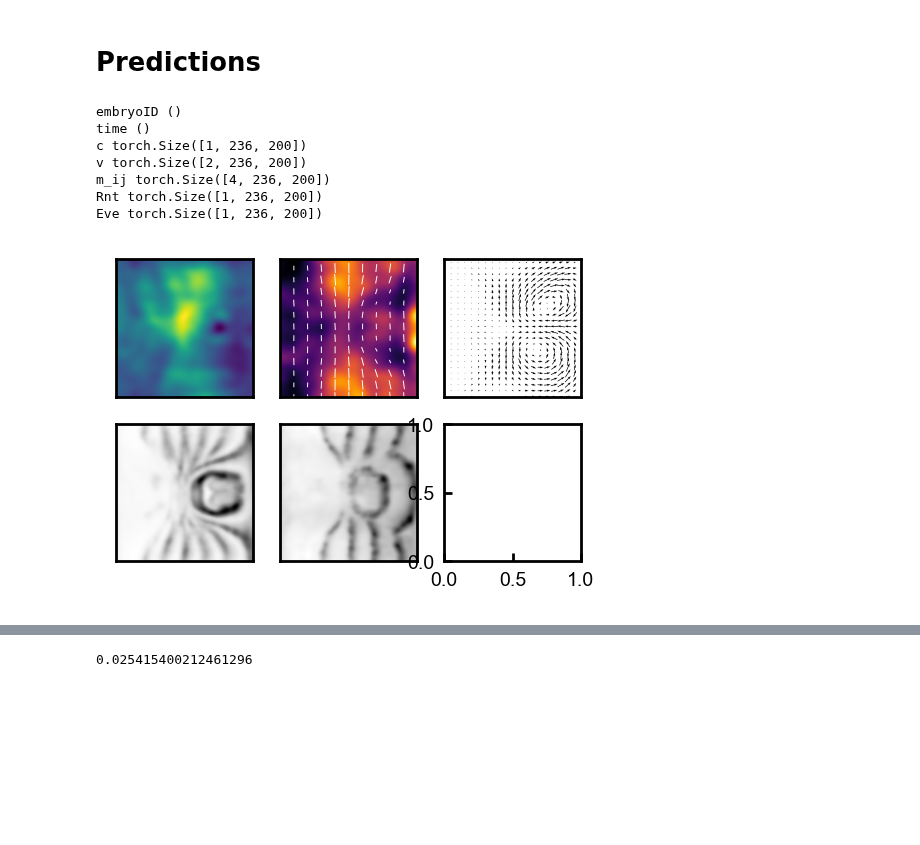
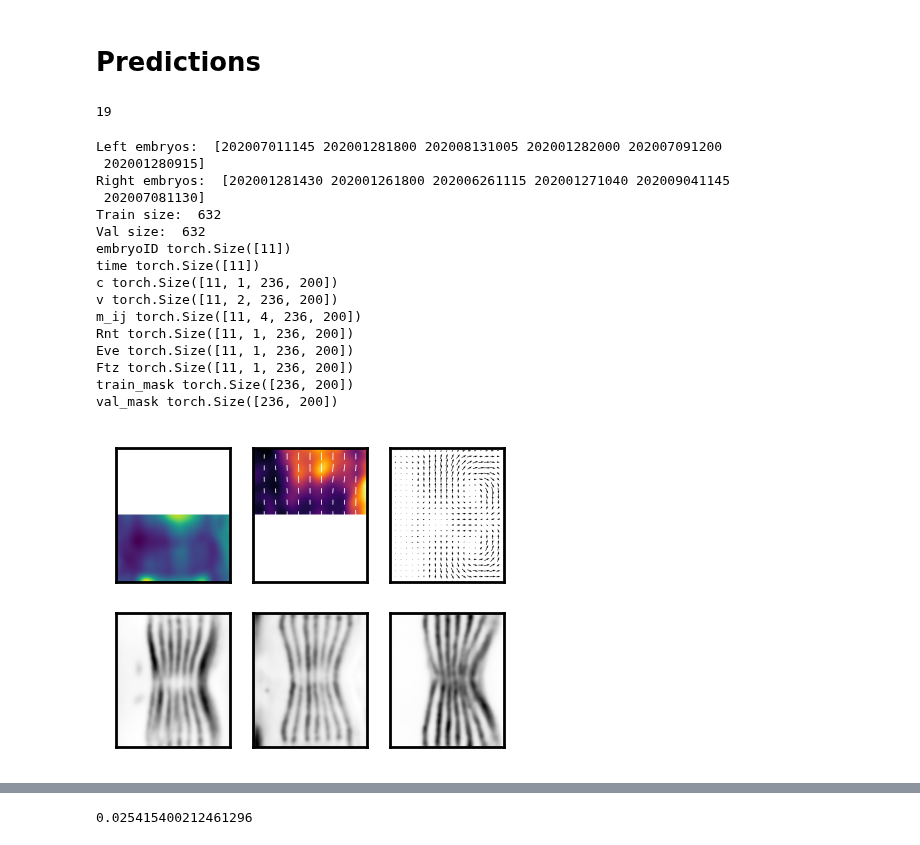
Before and after one commit to jcolen/drosophila_morphogenesis, a Jupyter notebook: vae_models/DeepNNForecasting.ipynb, the cells around one changed output, grey strips where cells are left out. Saved outputs shown, nothing was run; the diff lists cells and outputs as text; code cells hidden in the pictures; blank space fills up the shorter version.

```diff
--- a/vae_models/DeepNNForecasting.ipynb
+++ b/vae_models/DeepNNForecasting.ipynb
@@ -207,47 +196,64 @@ cad_vel_dataset = AtlasDataset('WT', 'ECad-GFP', 'velocity2D',
 
 runt_dataset = AtlasDataset('WT', 'Runt', 'raw2D',
                             transform=Compose([transform, Smooth2D(sigma=3), ToTensor()]))
-hist_dataset = AtlasDataset('WT', 'histone-RFP', 'raw2D',
-                            transform=Compose([transform, Smooth2D(sigma=3), ToTensor()]), drop_time=True,)
-eve_dataset = AtlasDataset('WT', 'Even_Skipped', 'raw2D',
+eve_dataset = AtlasDataset('WT', 'Even_Skipped-YFP', 'raw2D',
                            transform=Compose([transform, Smooth2D(sigma=3), ToTensor()]), drop_time=True)
+ftz_dataset = AtlasDataset('WT', 'Fushi_Tarazu', 'raw2D',
+                            transform=Compose([transform, Smooth2D(sigma=3), ToTensor()]), drop_time=False)
+print(len(ftz_dataset))
+# %% [output]
+19
 # %%
-from utils.dataset import JointDataset
-dataset = JointDataset([
+from utils.dataset import *
+from training import train_val_split
+dataset = TrajectoryDataset([
     ('m_ij', sqh_dataset),
     ('v', sqh_vel_dataset),
     ('c', cad_dataset),
     ('v', cad_vel_dataset),
     ('Rnt', runt_dataset),
     ('Eve', eve_dataset),
+    ('Ftz', ftz_dataset),
 ],
 ensemble=2)
 
-batch = dataset[120]
+train, val = train_val_split(dataset, mode='LR')
+
+toremove = dataset.df[dataset.df.key == 'Ftz'].index.values[::2]
+dataset.df = dataset.df.drop(toremove, axis=0)
+
+batch = train[130]
 for key in batch:
     try:
         print(key, batch[key].shape)
     except:
         print(key, batch[key])
 
+
 from utils.plot_utils import *
-fig, ax = plt.subplots(2, 3, dpi=200, figsize=(3, 2))
-color_2D(ax[0, 0], batch['c'], cmap='viridis')
-plot_tensor2D(ax[0, 1], batch['m_ij'].numpy(), cmap='inferno')
-plot_vector2D(ax[0, 2], batch['v'])
+fig, ax = plt.subplots(2, 3, dpi=200, figsize=(2.5, 2))
+color_2D(ax[0, 0], batch['c'][0], cmap='viridis', alpha=batch['train_mask'].float())
+plot_tensor2D(ax[0, 1], batch['m_ij'][0].numpy(), alpha=batch['val_mask'].float(), cmap='inferno')
+plot_vector2D(ax[0, 2], batch['v'][0])
 
-color_2D(ax[1, 0], batch['Rnt'], cmap='Greys')
-color_2D(ax[1, 1], batch['Eve'], cmap='Greys')
-
-
-for a in ax.flatten():
-    a.set_aspect('auto')
+color_2D(ax[1, 0], batch['Rnt'][0], cmap='Greys')
+color_2D(ax[1, 1], batch['Eve'][0], cmap='Greys')
+color_2D(ax[1, 2], batch['Ftz'][0], cmap='Greys')
 # %% [output]
-embryoID ()
-time ()
-c torch.Size([1, 236, 200])
-v torch.Size([2, 236, 200])
-m_ij torch.Size([4, 236, 200])
-Rnt torch.Size([1, 236, 200])
-Eve torch.Size([1, 236, 200])
+Left embryos:  [202007011145 202001281800 202008131005 202001282000 202007091200
+ 202001280915]
+Right embryos:  [202001281430 202001261800 202006261115 202001271040 202009041145
+ 202007081130]
+Train size:  632
+Val size:  632
+embryoID torch.Size([11])
+time torch.Size([11])
+c torch.Size([11, 1, 236, 200])
+v torch.Size([11, 2, 236, 200])
+m_ij torch.Size([11, 4, 236, 200])
+Rnt torch.Size([11, 1, 236, 200])
+Eve torch.Size([11, 1, 236, 200])
+Ftz torch.Size([11, 1, 236, 200])
+train_mask torch.Size([236, 200])
+val_mask torch.Size([236, 200])
-[figure, old version]
+[figure, new version]
```
Also changed, not shown: parts of 7 cells of this notebook, 28 other files.
